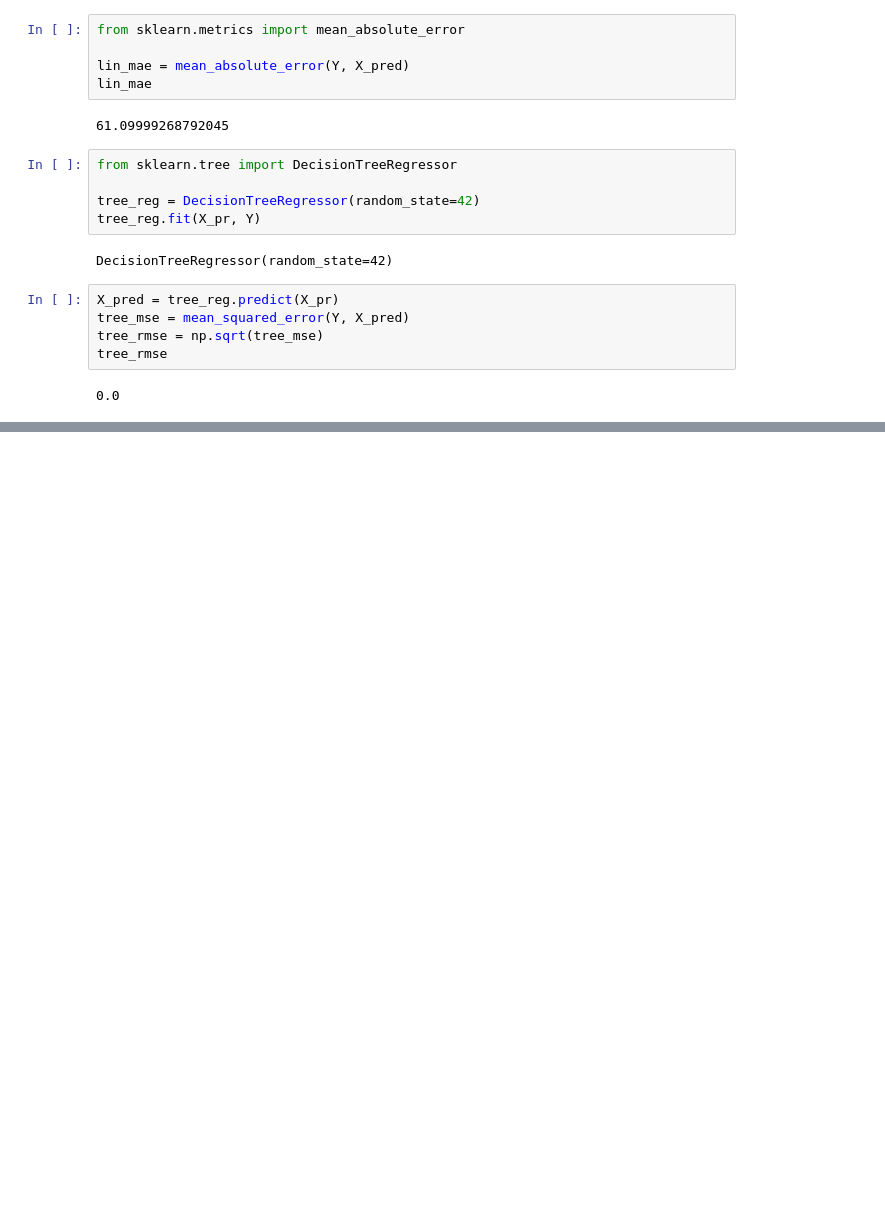
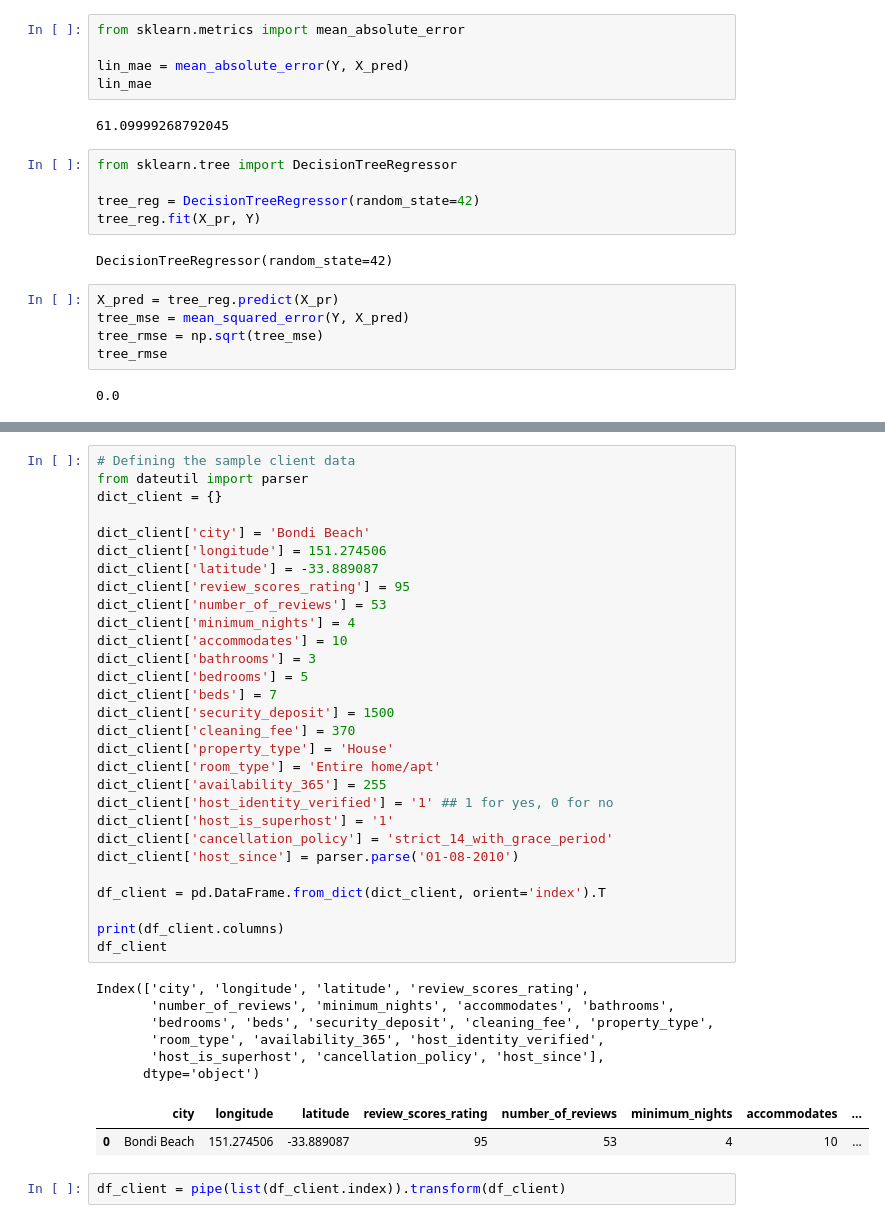
Before and after one commit to lugastyan/ML-portofolio, a Jupyter notebook: predict-airbnb-prices-in-sydney.ipynb, the cells around one changed output, grey strips where cells are left out. Cells and saved outputs as stored; diff of their text form; blank space fills up the shorter version.

```diff
--- a/predict-airbnb-prices-in-sydney.ipynb
+++ b/predict-airbnb-prices-in-sydney.ipynb
@@ -999,0 +1278,40 @@ tree_rmse
+# %%
+# Defining the sample client data
+from dateutil import parser
+dict_client = {}
+
+dict_client['city'] = 'Bondi Beach'
+dict_client['longitude'] = 151.274506
+dict_client['latitude'] = -33.889087
+dict_client['review_scores_rating'] = 95
+dict_client['number_of_reviews'] = 53
+dict_client['minimum_nights'] = 4
+dict_client['accommodates'] = 10
+dict_client['bathrooms'] = 3
+dict_client['bedrooms'] = 5
+dict_client['beds'] = 7
+dict_client['security_deposit'] = 1500
+dict_client['cleaning_fee'] = 370
+dict_client['property_type'] = 'House'
+dict_client['room_type'] = 'Entire home/apt'
+dict_client['availability_365'] = 255
+dict_client['host_identity_verified'] = '1' ## 1 for yes, 0 for no
+dict_client['host_is_superhost'] = '1'
+dict_client['cancellation_policy'] = 'strict_14_with_grace_period'
+dict_client['host_since'] = parser.parse('01-08-2010')
+
+df_client = pd.DataFrame.from_dict(dict_client, orient='index').T
+
+print(df_client.columns)
+df_client
+# %% [output]
+Index(['city', 'longitude', 'latitude', 'review_scores_rating',
+       'number_of_reviews', 'minimum_nights', 'accommodates', 'bathrooms',
+       'bedrooms', 'beds', 'security_deposit', 'cleaning_fee', 'property_type',
+       'room_type', 'availability_365', 'host_identity_verified',
+       'host_is_superhost', 'cancellation_policy', 'host_since'],
+      dtype='object')
+|  | city | longitude | latitude | review_scores_rating | number_of_reviews | minimum_nights | accommodates | ... |
+| 0 | Bondi Beach | 151.274506 | -33.889087 | 95 | 53 | 4 | 10 | ... |
+# %%
+df_client = pipe(list(df_client.index)).transform(df_client)
```
Also changed, not shown: parts of 34 cells of this notebook.
